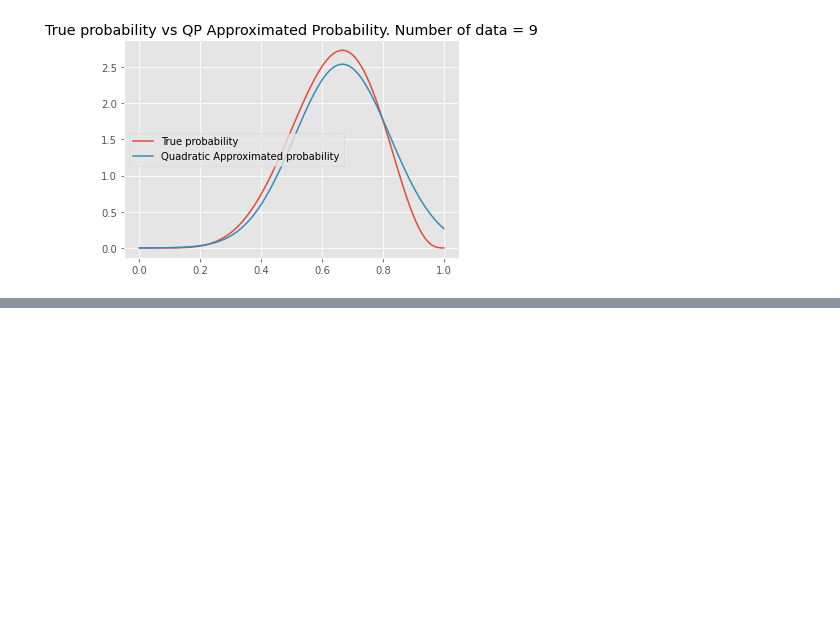
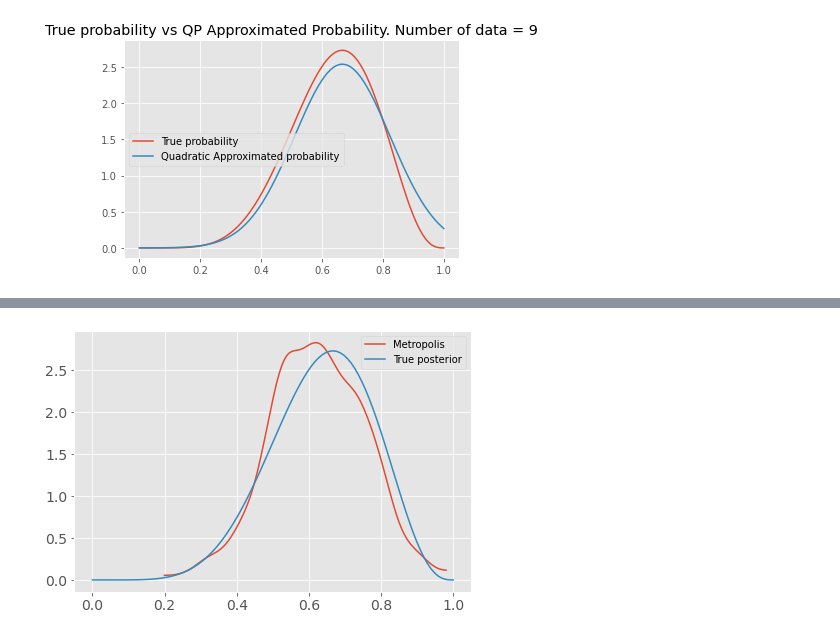
Before and after one commit to telescreen/Notebook, a Jupyter notebook: Statistics/Statistics Rethinking Chapter 2.ipynb, the cells around one changed output, grey strips where cells are left out. Drawn from its saved outputs; the diff is of its cells as text; code cells hidden in the pictures; blank space fills up the shorter version.

```diff
--- a/Statistics/Statistics Rethinking Chapter 2.ipynb
+++ b/Statistics/Statistics Rethinking Chapter 2.ipynb
@@ -127,0 +138,24 @@ for idx, r in enumerate(results):
+# %%
+n_samples = 1000
+p = np.zeros(n_samples)
+p[0] = 0.5
+W, L = 6, 3
+for i in range(1, n_samples):
+    p_new = stats.norm(p[i-1], 0.1).rvs()
+    if p_new < 0:
+        p_new = -p_new
+    if p_new > 1:
+        p_new = 2 - p_new
+    q0 = stats.binom.pmf(W, W+L, p=p[i-1])
+    q1 = stats.binom.pmf(W, W+L, p=p_new)
+    if stats.uniform.rvs(0, 1) < q1 / q0:
+        p[i] = p_new
+    else:
+        p[i] = p[i-1]
+# %%
+az.plot_kde(p, label="Metropolis")
+x = np.linspace(0, 1, 100)
+plt.plot(x, stats.beta.pdf(x, W+1, L+1), "C1", label="True posterior")
+plt.legend();
+# %% [output]
+[figure, added]
```
Also changed, not shown: parts of 14 cells of this notebook.
